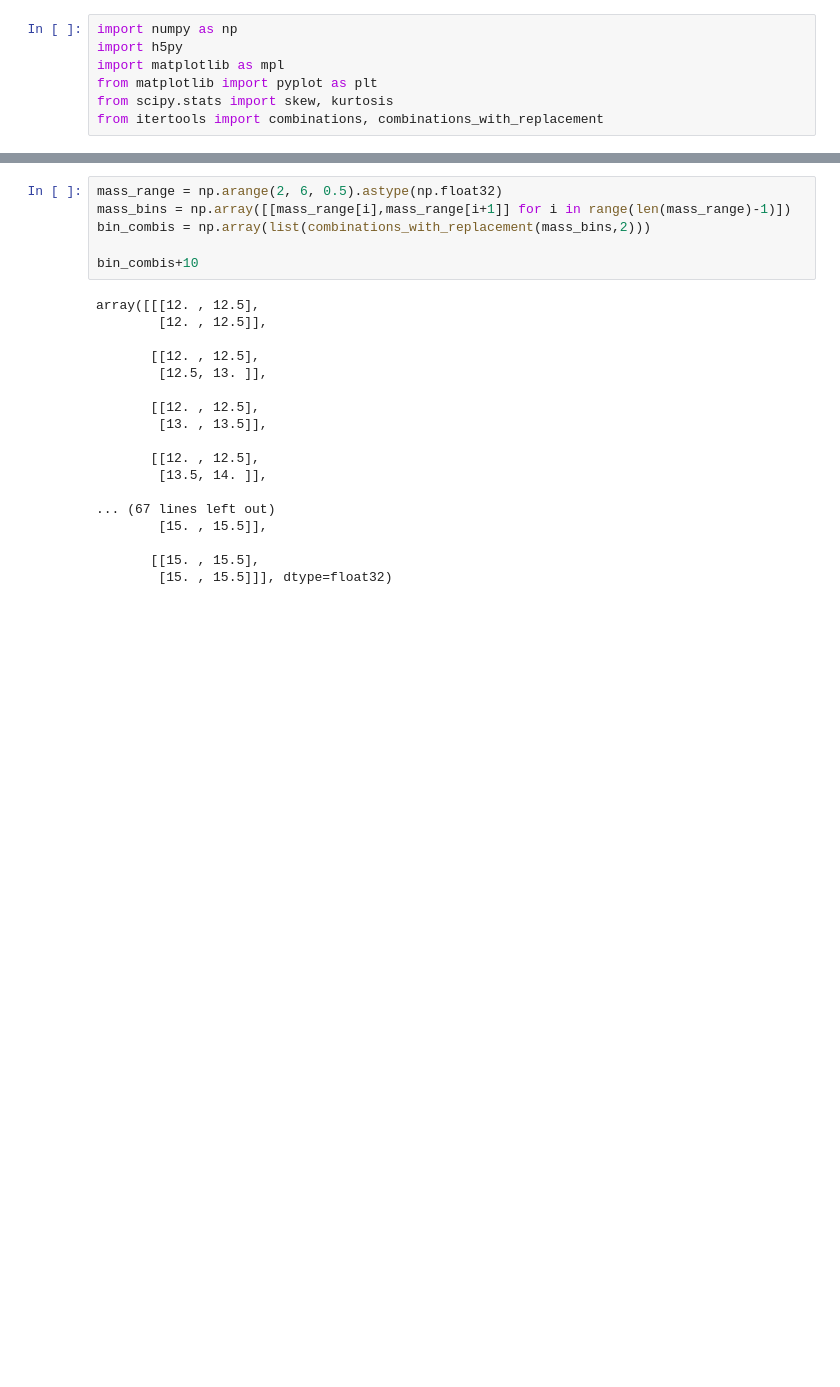
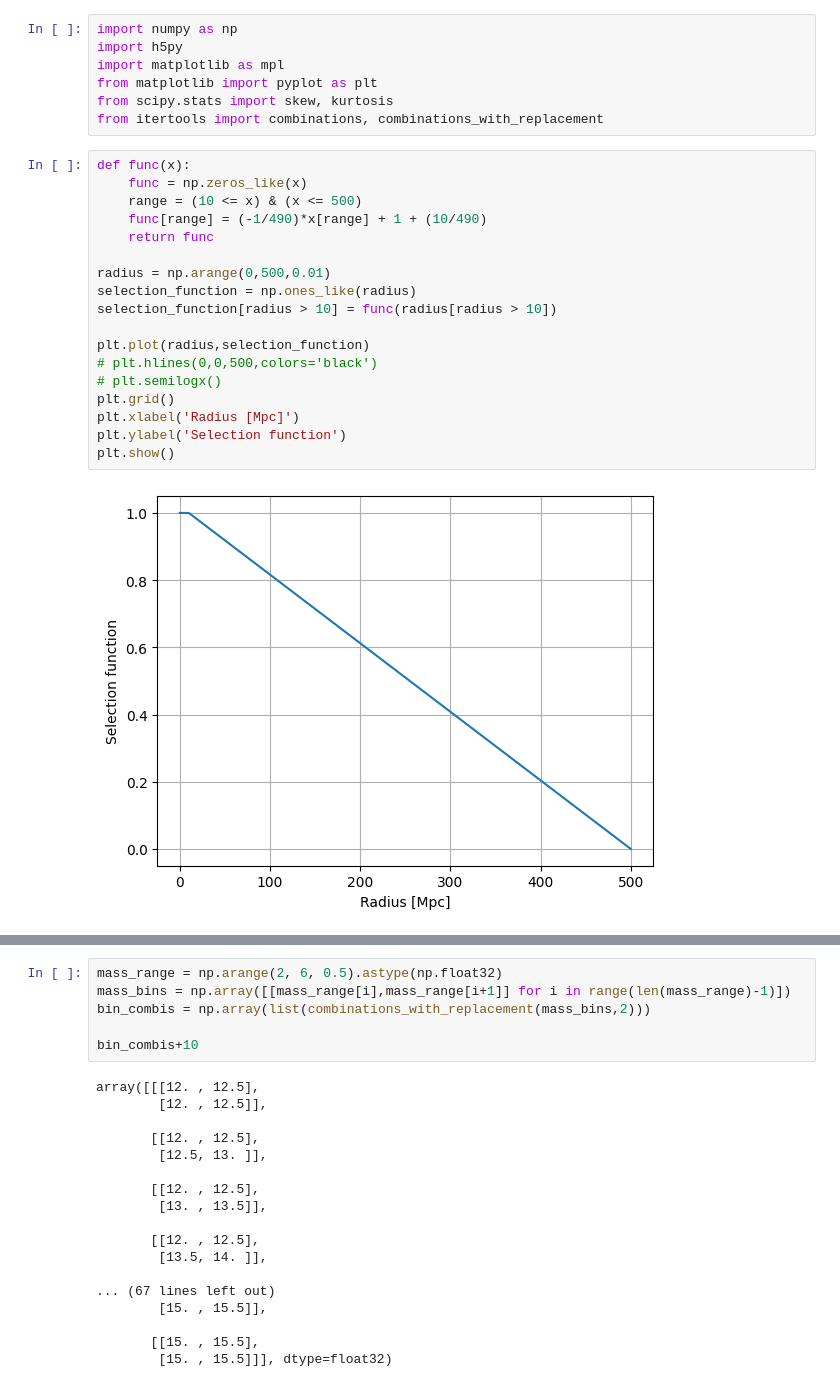
Before and after one commit to TimvdVuurst/MRP_vdvuurst, a Jupyter notebook: tests.ipynb, the cells around one changed output, grey strips where cells are left out. Cells and saved outputs as stored; diff of their text form; blank space fills up the shorter version.

```diff
--- a/tests.ipynb
+++ b/tests.ipynb
@@ -5,3 +5,23 @@ import matplotlib as mpl
 from matplotlib import pyplot as plt
 from scipy.stats import skew, kurtosis
 from itertools import combinations, combinations_with_replacement
+# %%
+def func(x):
+    func = np.zeros_like(x)
+    range = (10 <= x) & (x <= 500)
+    func[range] = (-1/490)*x[range] + 1 + (10/490)
+    return func
+
+radius = np.arange(0,500,0.01)
+selection_function = np.ones_like(radius)
+selection_function[radius > 10] = func(radius[radius > 10])
+
+plt.plot(radius,selection_function)
+# plt.hlines(0,0,500,colors='black')
+# plt.semilogx()
+plt.grid()
+plt.xlabel('Radius [Mpc]')
+plt.ylabel('Selection function')
+plt.show()
+# %% [output]
+[figure, added]
```
Also changed, not shown: parts of 3 cells of this notebook, 2 other files.
